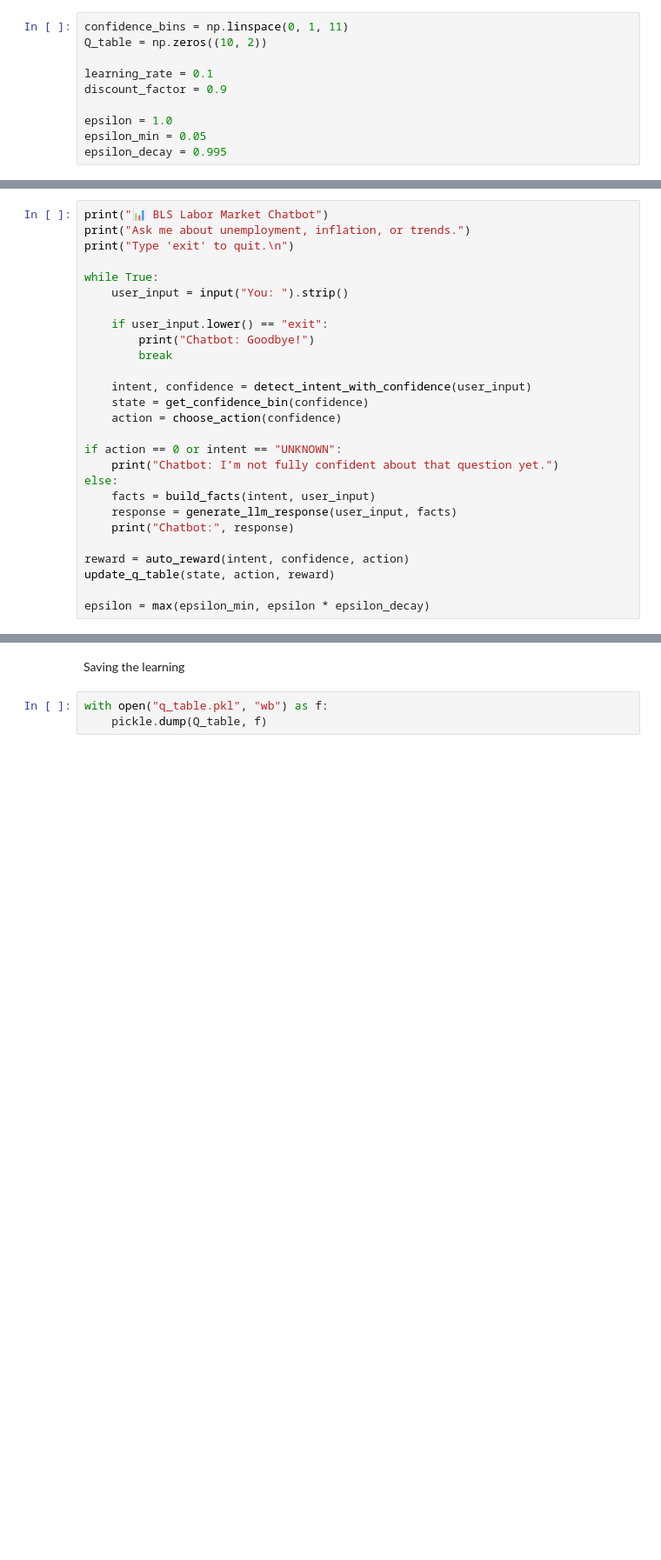
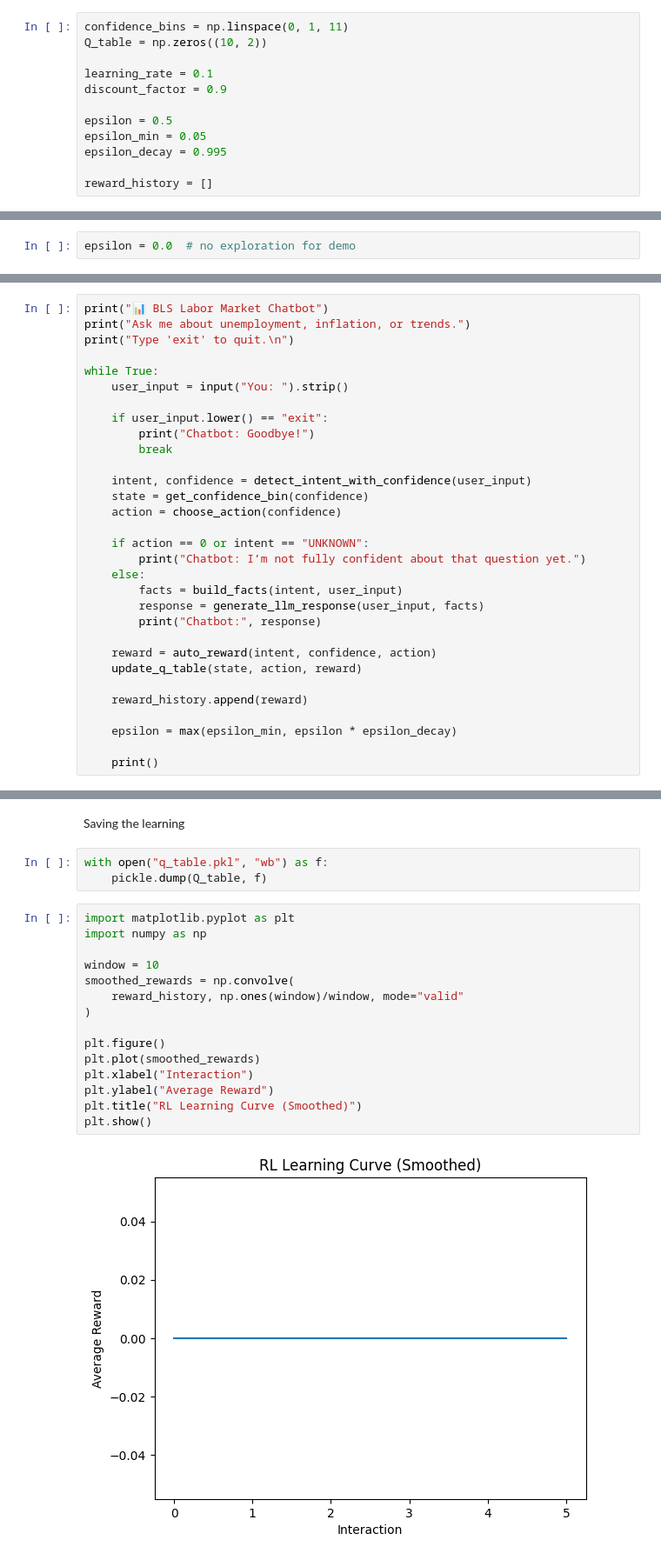
Before and after one commit to Snjkmr162/BLS_Chatbot_with_RL, a Jupyter notebook: Chatbot_with_RL.ipynb, the cells around one changed output, grey strips where cells are left out. Shown at 87% size. Cells and saved outputs as stored; diff of their text form; blank space fills up the shorter version.

```diff
--- a/Chatbot_with_RL.ipynb
+++ b/Chatbot_with_RL.ipynb
@@ -216,9 +271,11 @@ Q_table = np.zeros((10, 2))
 learning_rate = 0.1
 discount_factor = 0.9
 
-epsilon = 1.0
+epsilon = 0.5
 epsilon_min = 0.05
 epsilon_decay = 0.995
+
+reward_history = []
 # %% [markdown]
 Load saved Q-table
 # %%
@@ -248,3 +307,5 @@ print(get_confidence_bin(0.73))
+# %%
+epsilon = 0.0  # no exploration for demo
 # %% [markdown]
 # Chatbot Loop
 # %%
@@ -263,17 +324,21 @@ while True:
     state = get_confidence_bin(confidence)
     action = choose_action(confidence)
 
-if action == 0 or intent == "UNKNOWN":
-    print("Chatbot: I’m not fully confident about that question yet.")
-else:
-    facts = build_facts(intent, user_input)
-    response = generate_llm_response(user_input, facts)
-    print("Chatbot:", response)
+    if action == 0 or intent == "UNKNOWN":
+        print("Chatbot: I’m not fully confident about that question yet.")
+    else:
+        facts = build_facts(intent, user_input)
+        response = generate_llm_response(user_input, facts)
+        print("Chatbot:", response)
 
-reward = auto_reward(intent, confidence, action)
-update_q_table(state, action, reward)
+    reward = auto_reward(intent, confidence, action)
+    update_q_table(state, action, reward)
 
-epsilon = max(epsilon_min, epsilon * epsilon_decay)
+    reward_history.append(reward)
+
+    epsilon = max(epsilon_min, epsilon * epsilon_decay)
+
+    print()
 # %% [output]
 📊 BLS Labor Market Chatbot
 Ask me about unemployment, inflation, or trends.
@@ -289,3 +447,20 @@ Saving the learning
 # %%
 with open("q_table.pkl", "wb") as f:
     pickle.dump(Q_table, f)
+# %%
+import matplotlib.pyplot as plt
+import numpy as np
+
+window = 10
+smoothed_rewards = np.convolve(
+    reward_history, np.ones(window)/window, mode="valid"
+)
+
+plt.figure()
+plt.plot(smoothed_rewards)
+plt.xlabel("Interaction")
+plt.ylabel("Average Reward")
+plt.title("RL Learning Curve (Smoothed)")
+plt.show()
+# %% [output]
+[figure, added]
```
Also changed, not shown: parts of 18 cells of this notebook.
